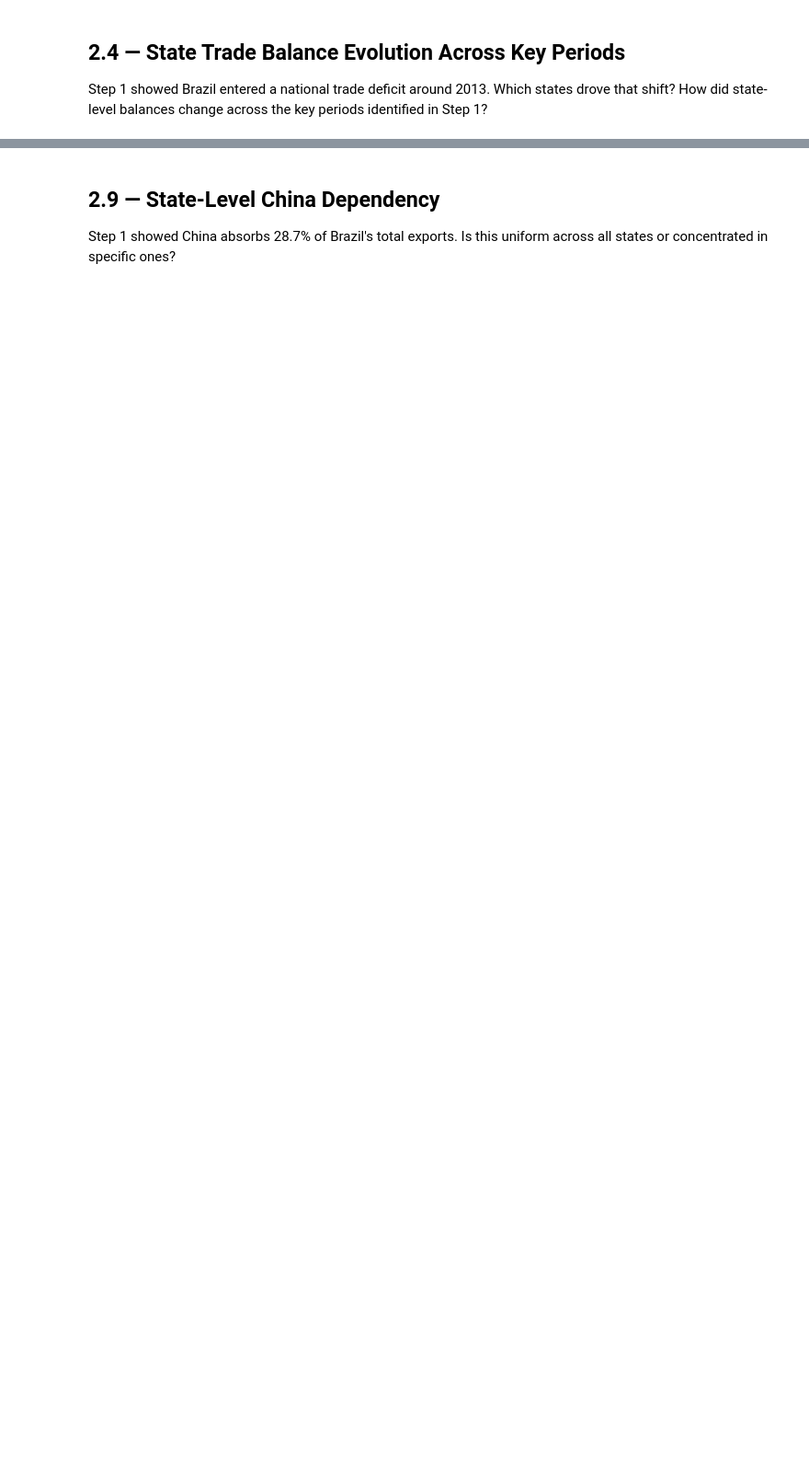
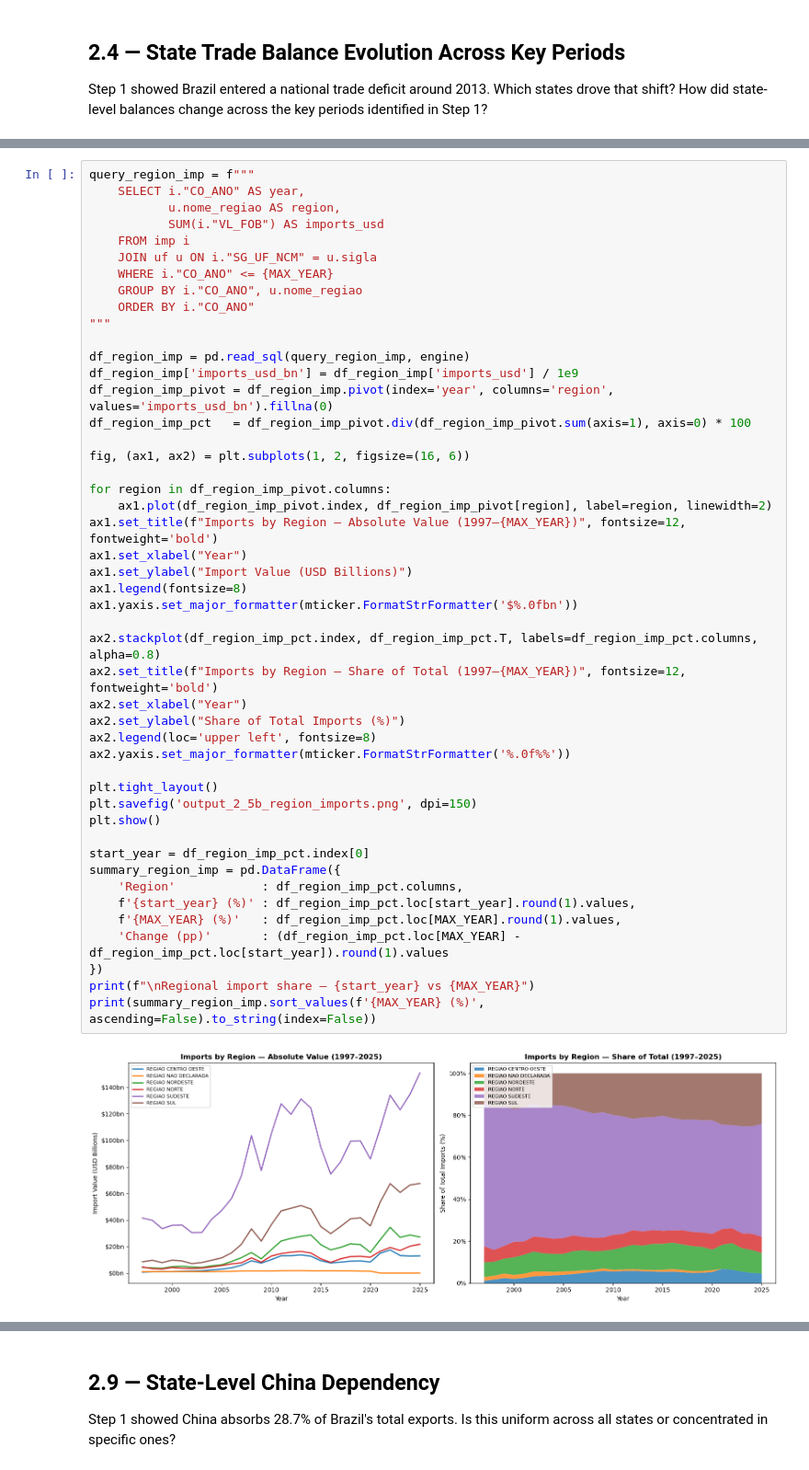
Before and after one commit to Eduardo-kohn/brazil-state-trade-analysis, a Jupyter notebook: SRC/Analysis/step2_state_competitiveness.ipynb, the cells around one changed output, grey strips where cells are left out. Shown at 92% size. Drawn from its saved outputs; the diff is of its cells as text; blank space fills up the shorter version.

```diff
--- a/SRC/Analysis/step2_state_competitiveness.ipynb
+++ b/SRC/Analysis/step2_state_competitiveness.ipynb
@@ -283,0 +362,49 @@ print(summary_region.sort_values(f'{MAX_YEAR} (%)', ascending=False).to_string(i
+# %%
+query_region_imp = f"""
+    SELECT i."CO_ANO" AS year,
+           u.nome_regiao AS region,
+           SUM(i."VL_FOB") AS imports_usd
+    FROM imp i
+    JOIN uf u ON i."SG_UF_NCM" = u.sigla
+    WHERE i."CO_ANO" <= {MAX_YEAR}
+    GROUP BY i."CO_ANO", u.nome_regiao
+    ORDER BY i."CO_ANO"
+"""
+
+df_region_imp = pd.read_sql(query_region_imp, engine)
+df_region_imp['imports_usd_bn'] = df_region_imp['imports_usd'] / 1e9
+df_region_imp_pivot = df_region_imp.pivot(index='year', columns='region', values='imports_usd_bn').fillna(0)
+df_region_imp_pct   = df_region_imp_pivot.div(df_region_imp_pivot.sum(axis=1), axis=0) * 100
+
+fig, (ax1, ax2) = plt.subplots(1, 2, figsize=(16, 6))
+
+for region in df_region_imp_pivot.columns:
+    ax1.plot(df_region_imp_pivot.index, df_region_imp_pivot[region], label=region, linewidth=2)
+ax1.set_title(f"Imports by Region — Absolute Value (1997–{MAX_YEAR})", fontsize=12, fontweight='bold')
+ax1.set_xlabel("Year")
+ax1.set_ylabel("Import Value (USD Billions)")
+ax1.legend(fontsize=8)
+ax1.yaxis.set_major_formatter(mticker.FormatStrFormatter('$%.0fbn'))
+
+ax2.stackplot(df_region_imp_pct.index, df_region_imp_pct.T, labels=df_region_imp_pct.columns, alpha=0.8)
+ax2.set_title(f"Imports by Region — Share of Total (1997–{MAX_YEAR})", fontsize=12, fontweight='bold')
+ax2.set_xlabel("Year")
+ax2.set_ylabel("Share of Total Imports (%)")
+ax2.legend(loc='upper left', fontsize=8)
+ax2.yaxis.set_major_formatter(mticker.FormatStrFormatter('%.0f%%'))
+
+plt.tight_layout()
+plt.savefig('output_2_5b_region_imports.png', dpi=150)
+plt.show()
+
+start_year = df_region_imp_pct.index[0]
+summary_region_imp = pd.DataFrame({
+    'Region'            : df_region_imp_pct.columns,
+    f'{start_year} (%)' : df_region_imp_pct.loc[start_year].round(1).values,
+    f'{MAX_YEAR} (%)'   : df_region_imp_pct.loc[MAX_YEAR].round(1).values,
+    'Change (pp)'       : (df_region_imp_pct.loc[MAX_YEAR] - df_region_imp_pct.loc[start_year]).round(1).values
+})
+print(f"\nRegional import share — {start_year} vs {MAX_YEAR}")
+print(summary_region_imp.sort_values(f'{MAX_YEAR} (%)', ascending=False).to_string(index=False))
+# %% [output]
+[figure, added]
```
Also changed, not shown: parts of 28 cells of this notebook.
